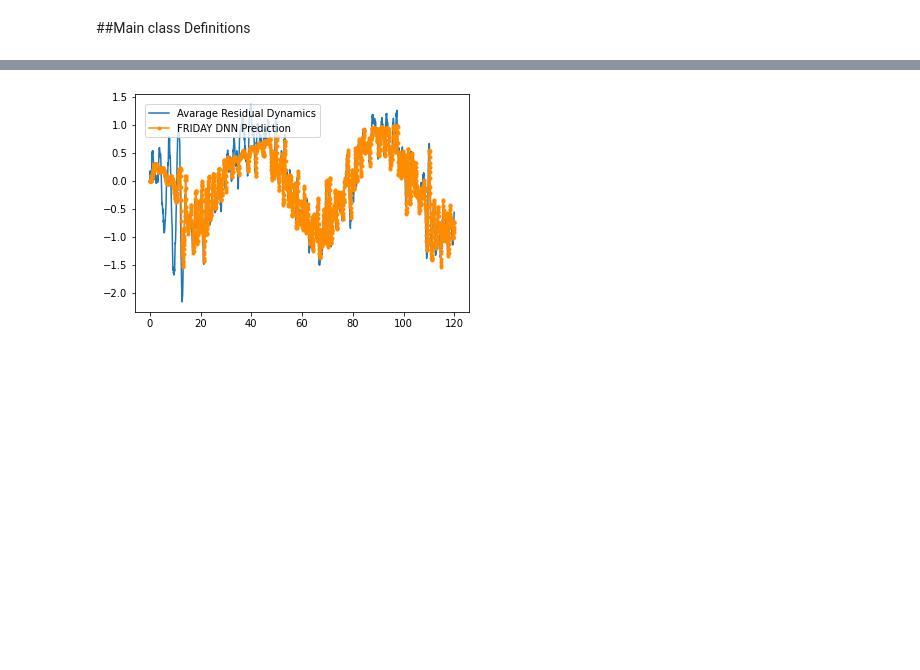
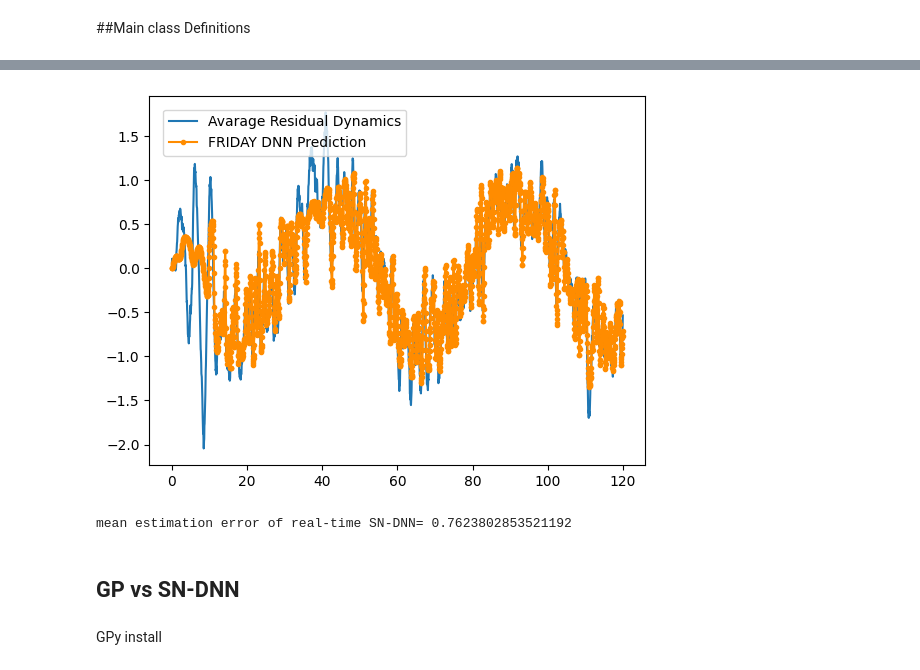
Before and after one commit to SpaceTAKA/FRIDAY_CarSimu, a Jupyter notebook: FRIDAY_CarSimu.ipynb, the cells around one changed output, grey strips where cells are left out. Drawn from its saved outputs; the diff is of its cells as text; code cells hidden in the pictures; blank space fills up the shorter version.

```diff
--- a/FRIDAY_CarSimu.ipynb
+++ b/FRIDAY_CarSimu.ipynb
@@ -206,6 +207,10 @@ class PositioningCar:
 
       dx= np.zeros(2)
       dx[0]= vel
+      #Nominal
+      if self.key=="nominal":
+        dx[1]=  u  /self.m
+
 
 
       #Param-truth
@@ -222,13 +227,9 @@ class PositioningCar:
       #Enviro-truth
       if self.key=="enviro":
         f_air= 0.6*vel**2*np.sin(vel)
-        f_roll=  -np.sign(vel)*m*g*(  0.2*(  1 -  np.exp(-0.5*abs(vel))   )   + 0.08*abs(vel)       )
+        f_roll=  -np.sign(vel)*m*g*(  0.2*(  1 -  np.exp(-0.5*abs(vel))   )   + 0.1*abs(vel)       )
         f_duff=0.5*pos + 0.3*pos**3
         dx[1]=  (  0.6*u  - f_air -f_roll  - f_duff  )/self.m
-
-
-
-
 
 
       return dx
@@ -258,20 +259,20 @@ class PositioningCar:
       return P, K
 
 
-    def plot_graph(t, data,data2, data3,data4 ,lbls, scls, fig):
+    def plot_graph(t, data,data2, data3 ,lbls, scls, legends,fig):
 
       nrow=int(np.ceil(data.shape[1]/2))
       ncol=min(data.shape[1],2)
-      ymin=min(min(data[:,0]),min(data2[:,0]),min(data3[:,0]),min(data4[:,0]) )-0.1
-      ymax=max(max(data[:,0]),max(data2[:,0]),max(data3[:,0]),max(data4[:,0]) )+0.1
+      ymin=min(min(data[:,0]),min(data2[:,0]),min(data3[:,0]) )-0.1
+      ymax=max(max(data[:,0]),max(data2[:,0]),max(data3[:,0]) )+0.1
 
       ax=fig.add_subplot(nrow,ncol,1)
 
-      ax.plot(t,data3[:,0]*scls[0],color="darkorange", label="FRIDAY")
-      ax.plot(t,data4[:,0]*scls[0],color="green",label="Reference", linestyle ="--")
+      ax.plot(t,data[:,0]*scls[0],color="blue", label=legends[0])
+      ax.plot(t,data3[:,0]*scls[0],color="green",label=legends[2], linestyle ="--")
       ax.legend(bbox_to_anchor=(0.9, 0.3), loc='lower right', borderaxespad=1, fontsize=12)
-      ax.set_xlabel("Time[s]")
-      ax.set_ylabel(lbls[0])
+      ax.set_xlabel("time[s]", fontsize=12)
+      ax.set_ylabel(lbls[0], fontsize=12)
       ax.grid()
       ax.set_xlim(t[0],t[-1])
       ax.set_ylim(ymin,ymax)
@@ -279,12 +280,12 @@ class PositioningCar:
       plt.tight_layout()
 
       bx=fig.add_subplot(nrow,ncol,2)
-      bx.plot(t,data[:,0]*scls[0],color = "dodgerblue",label="State Feedback")
-      bx.plot(t,data2[:,0]*scls[0],color = "salmon", label="MRAC")
-      bx.plot(t,data4[:,0]*scls[0],color="green" , linestyle ="--")
+
+      bx.plot(t,data2[:,0]*scls[0], color="red",label=legends[1])
+      bx.plot(t,data3[:,0]*scls[0],color="green" ,label=legends[2], linestyle ="--")
       bx.legend(bbox_to_anchor=(1, 0.3), loc='lower right', borderaxespad=1, fontsize=12)
-      bx.set_xlabel("Time[s]")
-      bx.set_ylabel(lbls[0])
+      bx.set_xlabel("time[s]",  fontsize=12)
+
       bx.grid()
       bx.set_xlim(t[0],t[-1])
       bx.set_ylim(ymin,ymax)
@@ -479,13 +475,19 @@ pos_mrac_error= 0.07947364526538223
 # %%
 from scipy.ndimage import gaussian_filter1d
 
 v = np.ones(10)/10
-y1 = np.convolve(Residual[:,0], v, mode='same')   #moving average of residual dynamics
-pre1=prelist
-plt.plot(t, y1, label="Avarage Residual Dynamics")
-plt.plot(t, pre1, color="darkorange", marker=".",label="FRIDAY DNN Prediction") #plot
+Resi= np.convolve(Residual[:,0], v, mode='same')   #moving average of residual dynamics
+Pre=prelist
+plt.plot(t, Resi , label="Avarage Residual Dynamics")
+plt.plot(t, Pre, color="darkorange", marker=".",label="FRIDAY DNN Prediction") #plot
 
 plt.legend(bbox_to_anchor=(0, 1), loc='upper left', borderaxespad=1, fontsize=10)
 plt.show()
+print( "mean estimation error of real-time SN-DNN=", np.mean(abs(Resi-Pre) ) )
 # %% [output]
-[figure, old version]
+[figure, new version]
+mean estimation error of real-time SN-DNN= 0.7623802853521192
+# %% [markdown]
+## GP vs SN-DNN
+# %% [markdown]
+GPy install
```
Also changed, not shown: parts of 14 cells of this notebook.
